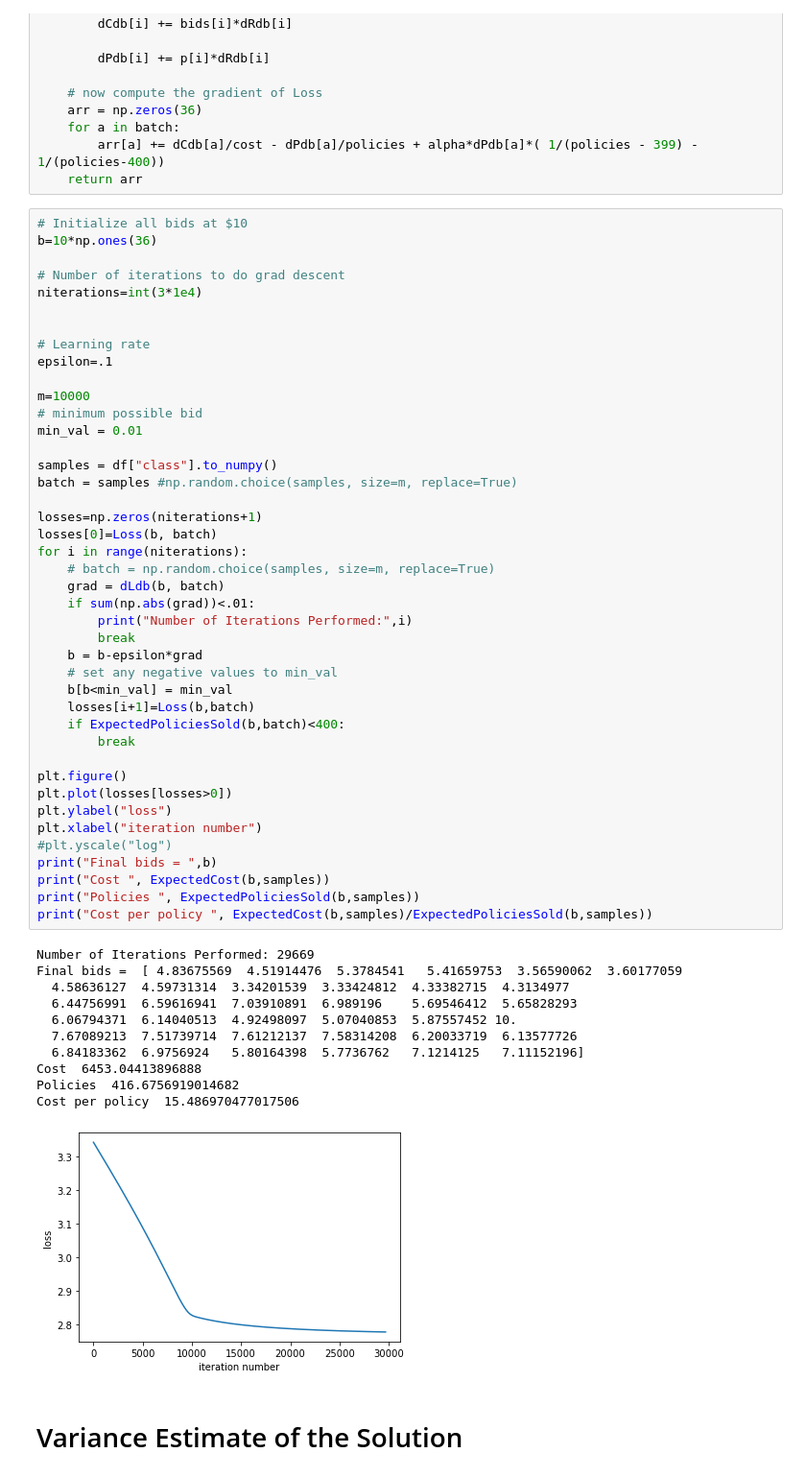
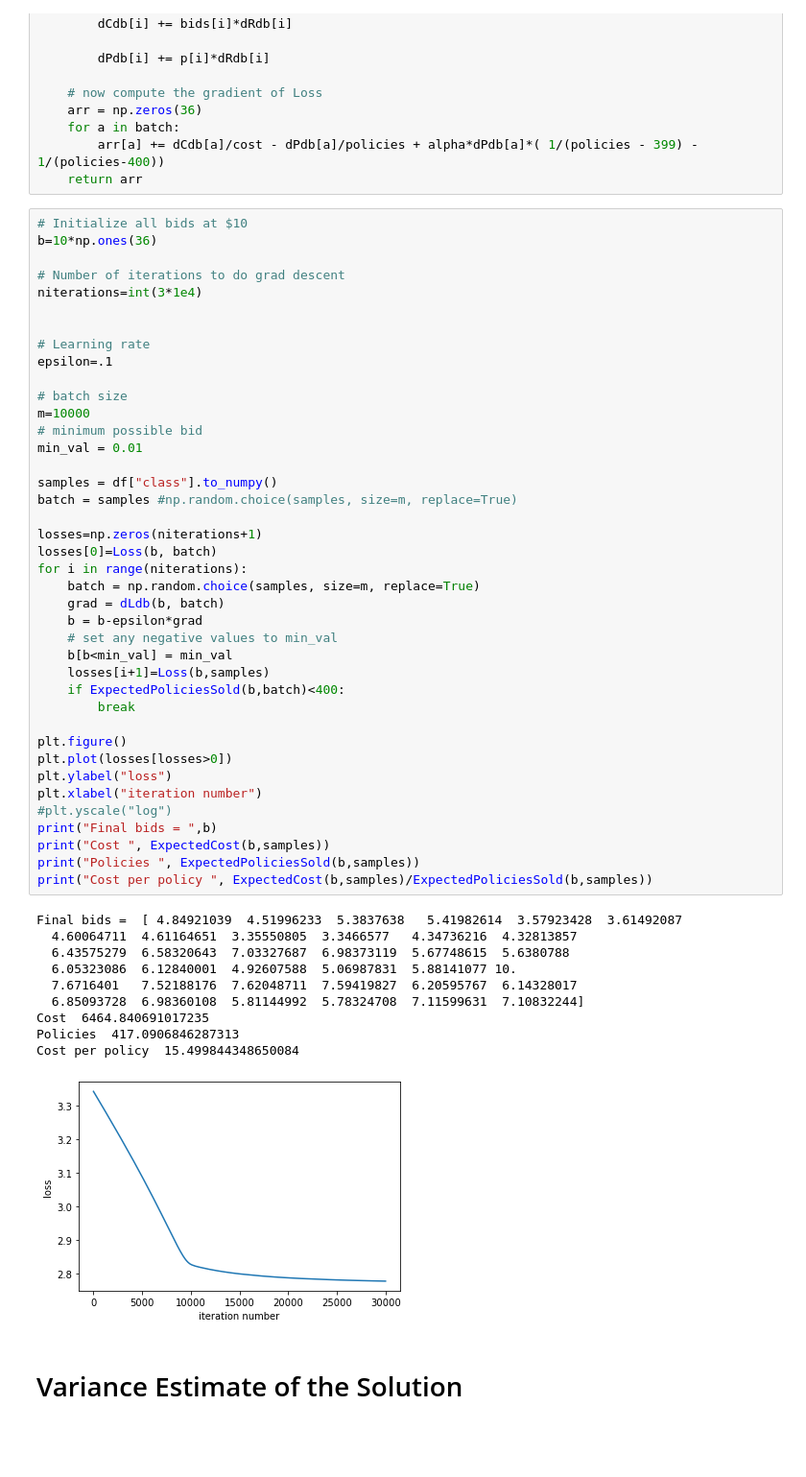
Before and after one commit to gedwards09/Root-it, a Jupyter notebook: Gradient_Descent.ipynb, the cells around one changed output. Shown at 96% size. Saved outputs shown, nothing was run; the diff lists cells and outputs as text; blank space fills up the shorter version.

```diff
--- a/Gradient_Descent.ipynb
+++ b/Gradient_Descent.ipynb
@@ -193,49 +195,46 @@ niterations=int(3*1e4)
 # Learning rate
 epsilon=.1
 
+# batch size
 m=10000
 # minimum possible bid
 min_val = 0.01
 
 samples = df["class"].to_numpy()
 batch = samples #np.random.choice(samples, size=m, replace=True)
 
 losses=np.zeros(niterations+1)
 losses[0]=Loss(b, batch)
 for i in range(niterations):
-    # batch = np.random.choice(samples, size=m, replace=True)
+    batch = np.random.choice(samples, size=m, replace=True)
     grad = dLdb(b, batch)
-    if sum(np.abs(grad))<.01:
-        print("Number of Iterations Performed:",i)
-        break
     b = b-epsilon*grad
     # set any negative values to min_val
     b[b<min_val] = min_val
-    losses[i+1]=Loss(b,batch)
+    losses[i+1]=Loss(b,samples)
     if ExpectedPoliciesSold(b,batch)<400:
         break
 
 plt.figure()
 plt.plot(losses[losses>0])
 plt.ylabel("loss")
 plt.xlabel("iteration number")
 #plt.yscale("log")
 print("Final bids = ",b)
 print("Cost ", ExpectedCost(b,samples))
 print("Policies ", ExpectedPoliciesSold(b,samples))
 print("Cost per policy ", ExpectedCost(b,samples)/ExpectedPoliciesSold(b,samples))
 # %% [output]
-Number of Iterations Performed: 29669
-Final bids =  [ 4.83675569  4.51914476  5.3784541   5.41659753  3.56590062  3.60177059
-  4.58636127  4.59731314  3.34201539  3.33424812  4.33382715  4.3134977
-  6.44756991  6.59616941  7.03910891  6.989196    5.69546412  5.65828293
-  6.06794371  6.14040513  4.92498097  5.07040853  5.87557452 10.
-  7.67089213  7.51739714  7.61212137  7.58314208  6.20033719  6.13577726
-  6.84183362  6.9756924   5.80164398  5.7736762   7.1214125   7.11152196]
-Cost  6453.04413896888
-Policies  416.6756919014682
-Cost per policy  15.486970477017506
+Final bids =  [ 4.84921039  4.51996233  5.3837638   5.41982614  3.57923428  3.61492087
+  4.60064711  4.61164651  3.35550805  3.3466577   4.34736216  4.32813857
+  6.43575279  6.58320643  7.03327687  6.98373119  5.67748615  5.6380788
+  6.05323086  6.12840001  4.92607588  5.06987831  5.88141077 10.
+  7.6716401   7.52188176  7.62048711  7.59419827  6.20595767  6.14328017
+  6.85093728  6.98360108  5.81144992  5.78324708  7.11599631  7.10832244]
+Cost  6464.840691017235
+Policies  417.0906846287313
+Cost per policy  15.499844348650084
-[figure, old version]
+[figure, new version]
 # %% [markdown]
 # Variance Estimate of the Solution
 # %% [markdown]
```
Also changed, not shown: parts of 5 cells of this notebook.
